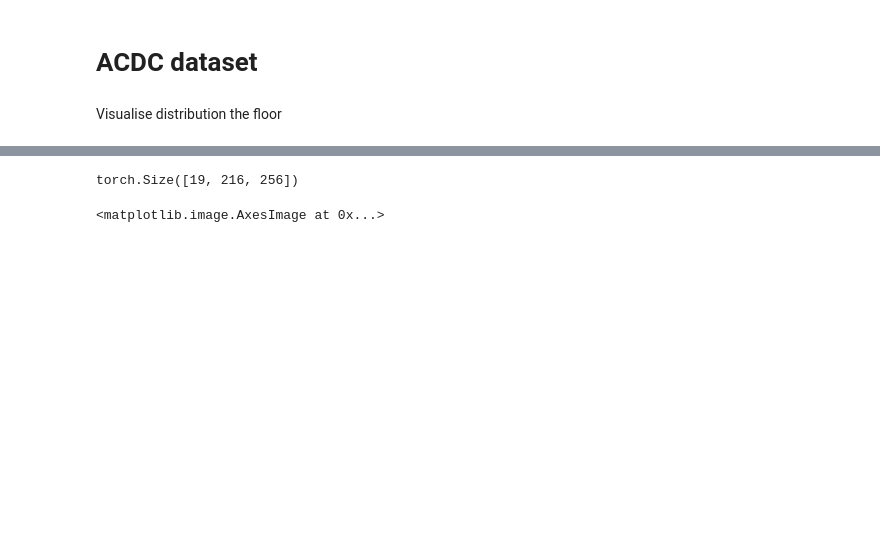
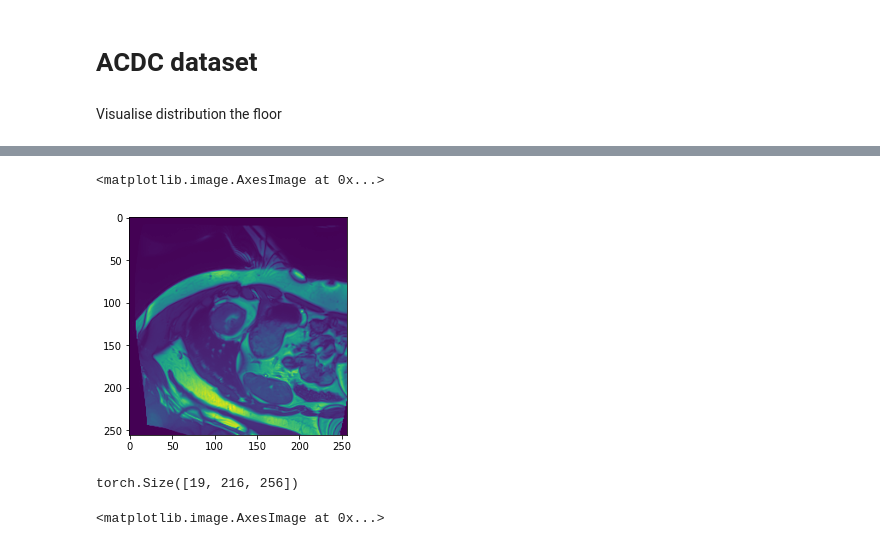
Before and after one commit to ManalHamdi/RAFT, a Jupyter notebook: core/DataVisualisation.ipynb, the cells around one changed output, grey strips where cells are left out. Cells and saved outputs as stored; diff of their text form; code cells hidden in the pictures; blank space fills up the shorter version.

```diff
--- a/core/DataVisualisation.ipynb
+++ b/core/DataVisualisation.ipynb
@@ -16,3 +53,8 @@ img, tmp, _ = train_dataset[1]
+# %%
+plt.imshow(tmp[0,:,:])
+# %% [output]
+<matplotlib.image.AxesImage at 0x...>
+[figure, added]
 # %%
 print(img.shape)
 # %% [output]
```
Also changed, not shown: parts of 3 cells of this notebook, 2 other files.
